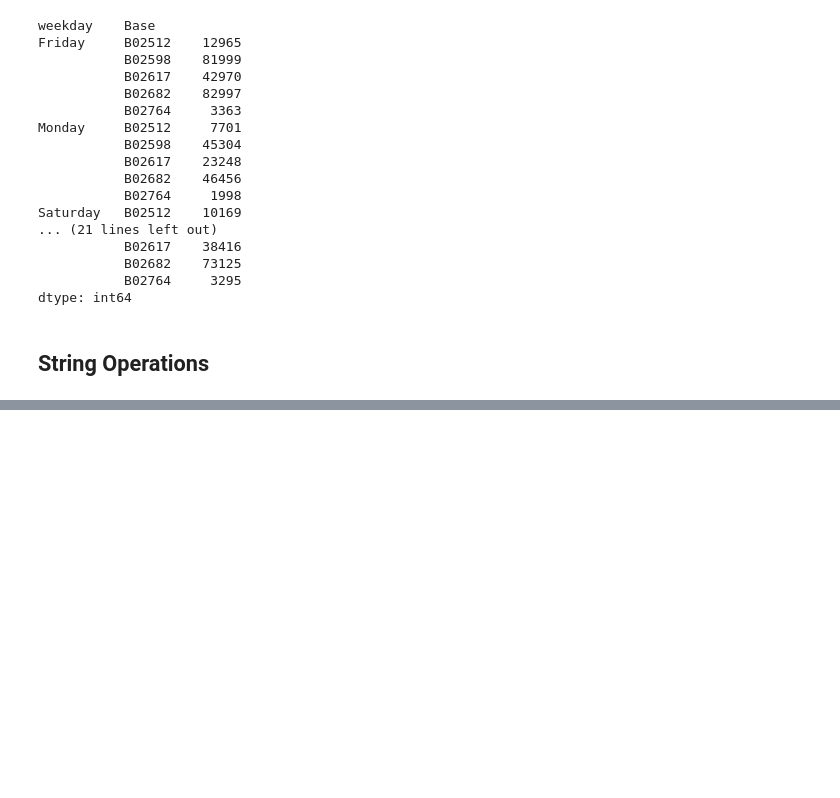
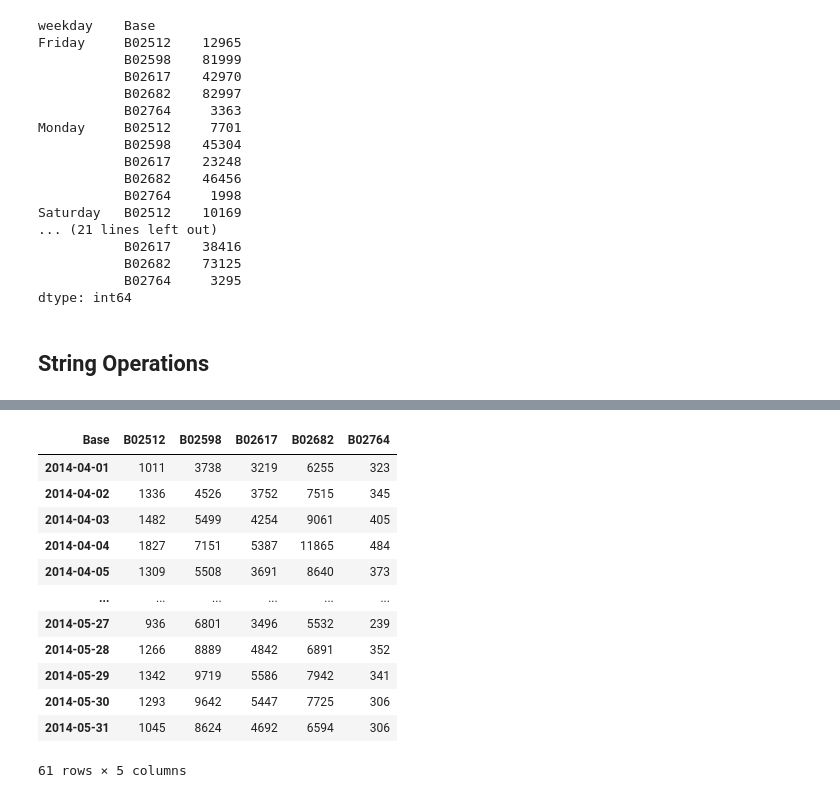
Before and after one commit to Ambily313/Uber-NYC-Trip-Analysis, a Jupyter notebook: ubernyc.ipynb, the cells around one changed output, grey strips where cells are left out. Drawn from its saved outputs; the diff is of its cells as text; code cells hidden in the pictures; blank space fills up the shorter version.

```diff
--- a/ubernyc.ipynb
+++ b/ubernyc.ipynb
@@ -707,0 +716,19 @@ Load the pickle file and verify its contents.
+# %%
+# How many trips from each base each day?
+daily_base=april_may.groupby([april_may.index.date,'Base']).size().unstack(fill_value=0)
+
+daily_base
+# %% [output]
+| Base | B02512 | B02598 | B02617 | B02682 | B02764 |
+| 2014-04-01 | 1011 | 3738 | 3219 | 6255 | 323 |
+| 2014-04-02 | 1336 | 4526 | 3752 | 7515 | 345 |
+| 2014-04-03 | 1482 | 5499 | 4254 | 9061 | 405 |
+| 2014-04-04 | 1827 | 7151 | 5387 | 11865 | 484 |
+| 2014-04-05 | 1309 | 5508 | 3691 | 8640 | 373 |
+| ... | ... | ... | ... | ... | ... |
+| 2014-05-27 | 936 | 6801 | 3496 | 5532 | 239 |
+| 2014-05-28 | 1266 | 8889 | 4842 | 6891 | 352 |
+| 2014-05-29 | 1342 | 9719 | 5586 | 7942 | 341 |
+| 2014-05-30 | 1293 | 9642 | 5447 | 7725 | 306 |
+| 2014-05-31 | 1045 | 8624 | 4692 | 6594 | 306 |
+61 rows × 5 columns
```
Also changed, not shown: parts of 21 cells of this notebook, 3 other files.
